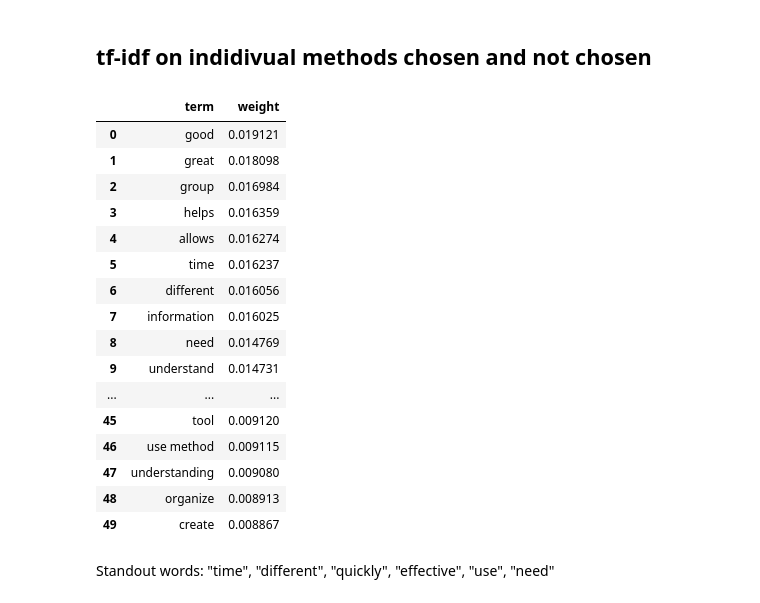
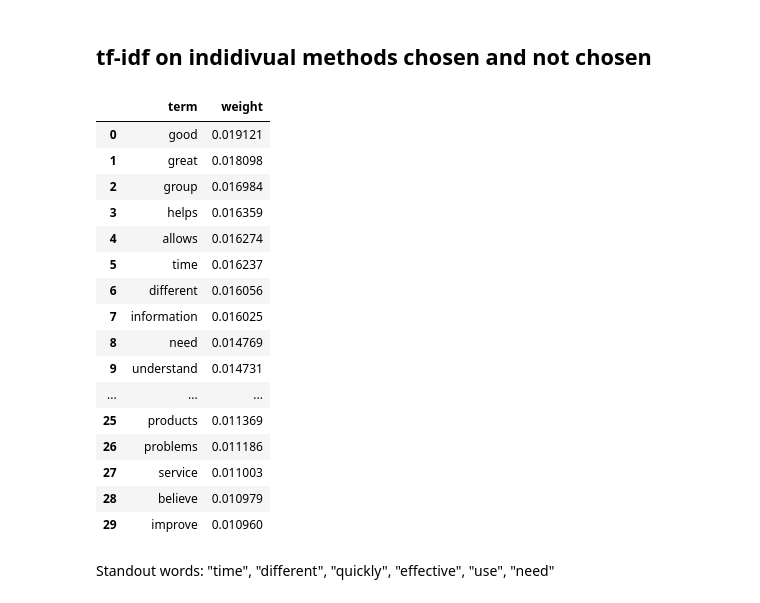
Before and after one commit to henryee333/tDX, a Jupyter notebook: Response Analysis.ipynb, the cells around one changed output. Saved outputs shown, nothing was run; the diff lists cells and outputs as text; code cells hidden in the pictures.

```diff
--- a/Response Analysis.ipynb
+++ b/Response Analysis.ipynb
@@ -173,0 +197,7 @@ weights_df.sort_values(by='weight', ascending=False).head(40)
+# %%
+#selMethodsI = indResp[indResp.Selected == "True"]
+tvec_weights = tvec.fit_transform(teamAggResponses.Reason.dropna())
+weights = np.asarray(tvec_weights.mean(axis=0)).ravel().tolist()
+weights_df = pd.DataFrame({'term': tvec.get_feature_names(), 'weight': weights})
+aggWts = weights_df.sort_values(by='weight', ascending=False).reset_index().drop(["index"], axis=1)
+aggWts.head(30)
@@ -176,27 +224,28 @@ weights_df.sort_values(by='weight', ascending=False).head(40)
 # %%
 selMethodsI = indResp[indResp.Selected == "True"]
 tvec_weights = tvec.fit_transform(selMethodsI.Reason.dropna())
 weights = np.asarray(tvec_weights.mean(axis=0)).ravel().tolist()
 weights_df = pd.DataFrame({'term': tvec.get_feature_names(), 'weight': weights})
-weights_df.sort_values(by='weight', ascending=False).reset_index().drop(["index"], axis=1).head(50)
+selWts = weights_df.sort_values(by='weight', ascending=False).reset_index().drop(["index"], axis=1)
+selWts.head(30)
 # %% [output]
 |  | term | weight |
 | 0 | good | 0.019121 |
 | 1 | great | 0.018098 |
 | 2 | group | 0.016984 |
 | 3 | helps | 0.016359 |
 | 4 | allows | 0.016274 |
 | 5 | time | 0.016237 |
 | 6 | different | 0.016056 |
 | 7 | information | 0.016025 |
 | 8 | need | 0.014769 |
 | 9 | understand | 0.014731 |
 | ... | ... | ... |
-| 45 | tool | 0.009120 |
-| 46 | use method | 0.009115 |
-| 47 | understanding | 0.009080 |
-| 48 | organize | 0.008913 |
-| 49 | create | 0.008867 |
+| 25 | products | 0.011369 |
+| 26 | problems | 0.011186 |
+| 27 | service | 0.011003 |
+| 28 | believe | 0.010979 |
+| 29 | improve | 0.010960 |
 # %% [markdown]
 Standout words: "time", "different", "quickly", "effective", "use", "need"
 # %%
```
Also changed, not shown: parts of 20 cells of this notebook.
